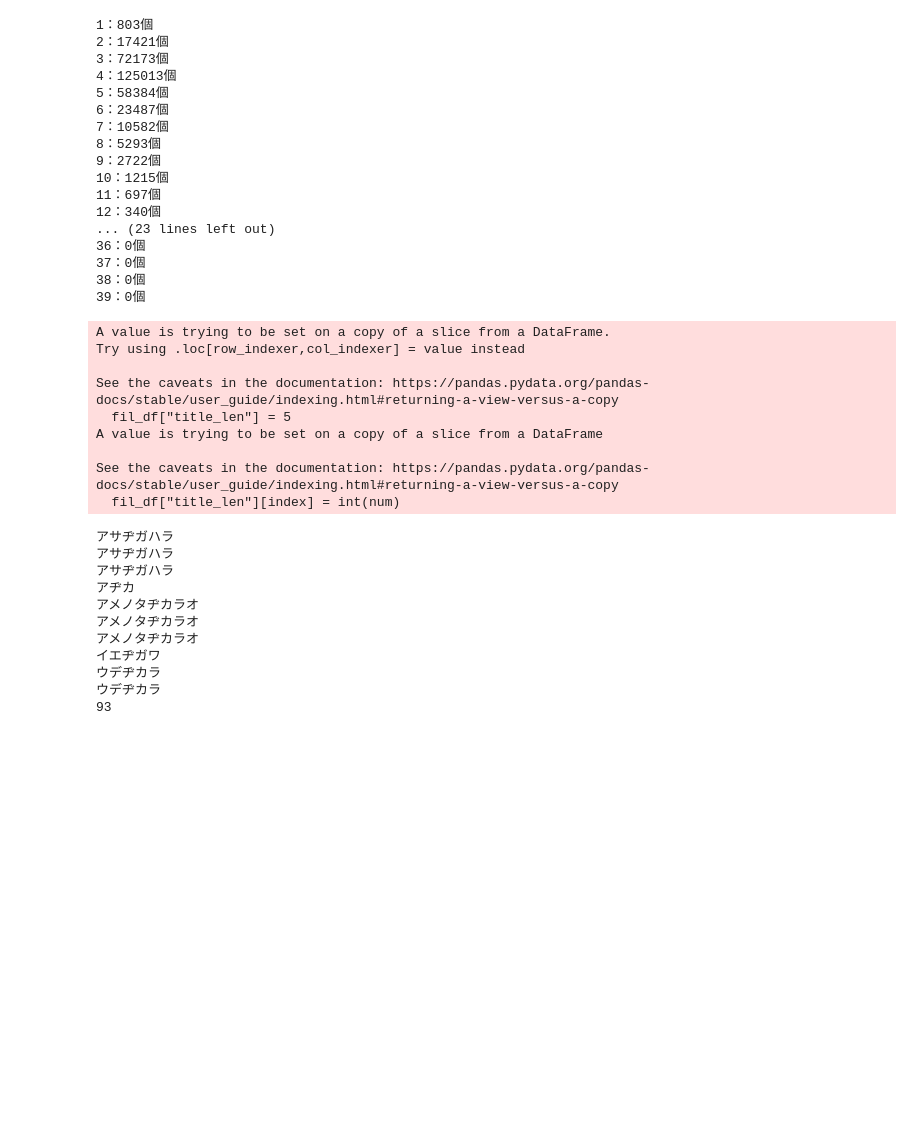
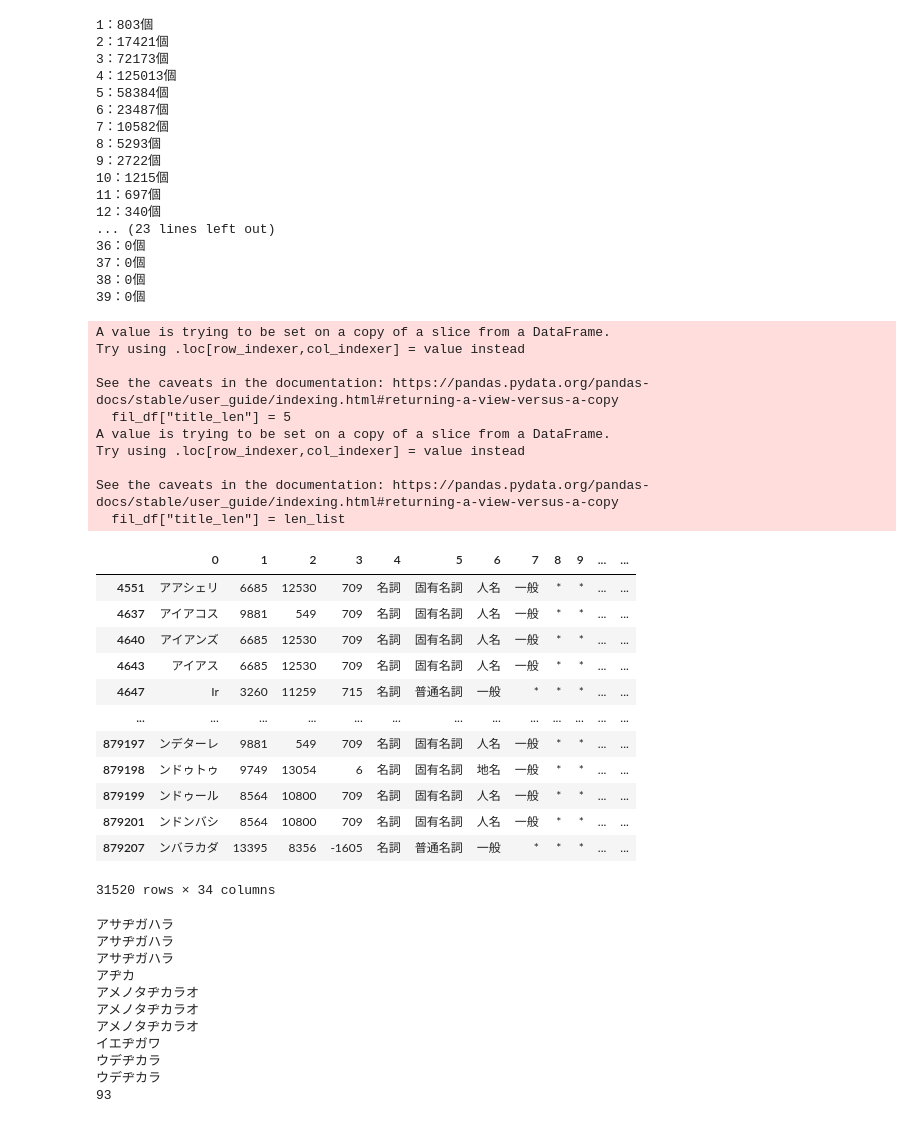
Before and after one commit to plumchloride/tango, a Jupyter notebook: filtering/tango_filter.ipynb, the cells around one changed output. Drawn from its saved outputs; the diff is of its cells as text; code cells hidden in the pictures; blank space fills up the shorter version.

```diff
--- a/filtering/tango_filter.ipynb
+++ b/filtering/tango_filter.ipynb
@@ -38,19 +38,41 @@ for i in range(1,40):
 # %%
 # 文字数の列追加（コード非推奨）
 fil_df["title_len"] = 5
-for index, row in fil_df.iterrows():
-  num = len(row[10])
-  fil_df["title_len"][index] = int(num)
+# for index, row in fil_df.iterrows():
+#   num = len(row[10])
+#   fil_df["title_len"][index] = int(num)]
+
+fil_df["title_len"] = len_list
 # %% [output]
 A value is trying to be set on a copy of a slice from a DataFrame.
 Try using .loc[row_indexer,col_indexer] = value instead
 
 See the caveats in the documentation: https://pandas.pydata.org/pandas-docs/stable/user_guide/indexing.html#returning-a-view-versus-a-copy
   fil_df["title_len"] = 5
-A value is trying to be set on a copy of a slice from a DataFrame
+A value is trying to be set on a copy of a slice from a DataFrame.
+Try using .loc[row_indexer,col_indexer] = value instead
 
 See the caveats in the documentation: https://pandas.pydata.org/pandas-docs/stable/user_guide/indexing.html#returning-a-view-versus-a-copy
-  fil_df["title_len"][index] = int(num)
+  fil_df["title_len"] = len_list
+# %%
+uni_5_df = fil_df[fil_df["title_len"] == 5]
+fil_df = fil_df[fil_df["title_len"] == 5]
+uni_5_df = uni_5_df[~(uni_5_df.duplicated(keep='last',subset=10))]
+uni_5_df
+# %% [output]
+|  | 0 | 1 | 2 | 3 | 4 | 5 | 6 | 7 | 8 | 9 | ... | ... |
+| 4551 | アアシェリ | 6685 | 12530 | 709 | 名詞 | 固有名詞 | 人名 | 一般 | * | * | ... | ... |
+| 4637 | アイアコス | 9881 | 549 | 709 | 名詞 | 固有名詞 | 人名 | 一般 | * | * | ... | ... |
+| 4640 | アイアンズ | 6685 | 12530 | 709 | 名詞 | 固有名詞 | 人名 | 一般 | * | * | ... | ... |
+| 4643 | アイアス | 6685 | 12530 | 709 | 名詞 | 固有名詞 | 人名 | 一般 | * | * | ... | ... |
+| 4647 | Ir | 3260 | 11259 | 715 | 名詞 | 普通名詞 | 一般 | * | * | * | ... | ... |
+| ... | ... | ... | ... | ... | ... | ... | ... | ... | ... | ... | ... | ... |
+| 879197 | ンデターレ | 9881 | 549 | 709 | 名詞 | 固有名詞 | 人名 | 一般 | * | * | ... | ... |
+| 879198 | ンドゥトゥ | 9749 | 13054 | 6 | 名詞 | 固有名詞 | 地名 | 一般 | * | * | ... | ... |
+| 879199 | ンドゥール | 8564 | 10800 | 709 | 名詞 | 固有名詞 | 人名 | 一般 | * | * | ... | ... |
+| 879201 | ンドンバシ | 8564 | 10800 | 709 | 名詞 | 固有名詞 | 人名 | 一般 | * | * | ... | ... |
+| 879207 | ンバラカダ | 13395 | 8356 | -1605 | 名詞 | 普通名詞 | 一般 | * | * | * | ... | ... |
+31520 rows × 34 columns
 # %%
 # 指定した単語が含まれているか確認
 count = 0
```
Also changed, not shown: parts of 1 cell of this notebook, 1 other file.
